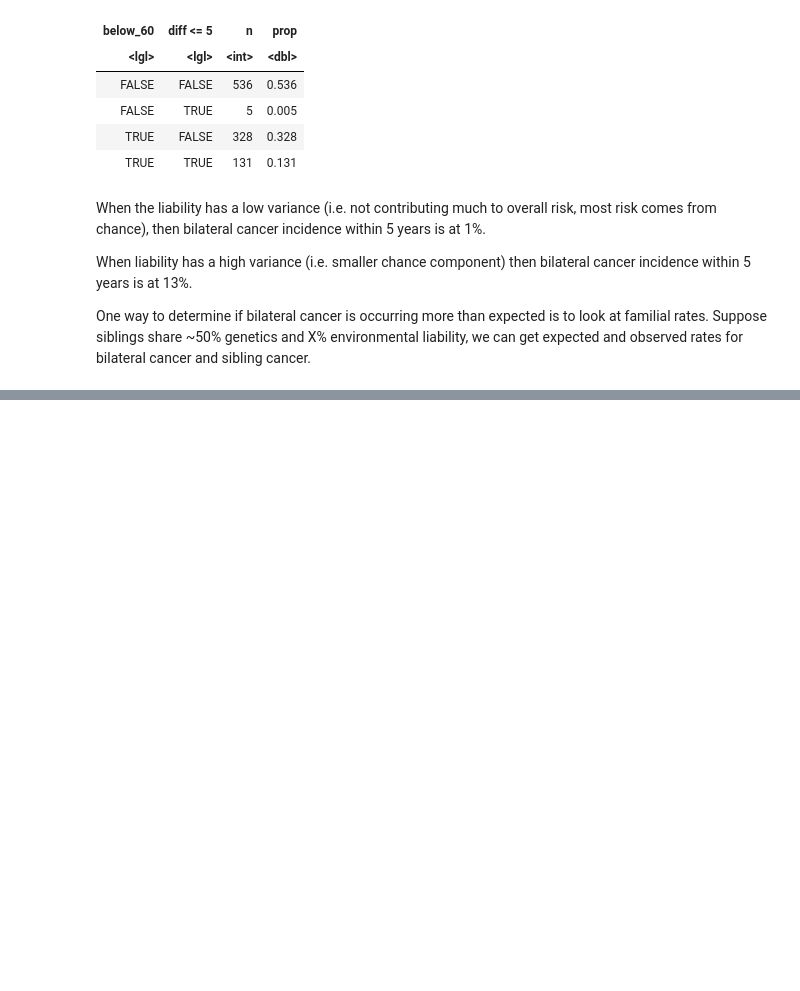
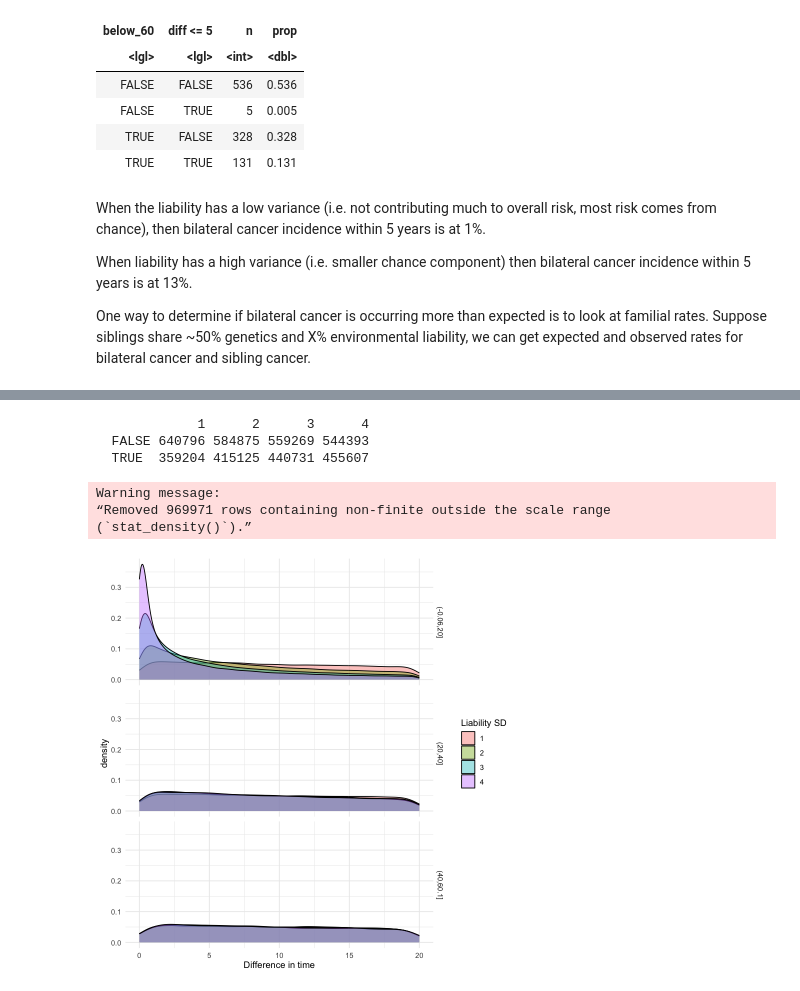
Before and after one commit to explodecomputer/lab-book, a Jupyter notebook: posts/2026-03-18-bilateral-cancer/sim.ipynb, the cells around one changed output, grey strips where cells are left out. Drawn from its saved outputs; the diff is of its cells as text; code cells hidden in the pictures; blank space fills up the shorter version.

```diff
--- a/posts/2026-03-18-bilateral-cancer/sim.ipynb
+++ b/posts/2026-03-18-bilateral-cancer/sim.ipynb
@@ -152,3 +146,18 @@ When the liability has a low variance (i.e. not contributing much to overall ris
 When liability has a high variance (i.e. smaller chance component) then bilateral cancer incidence within 5 years is at 13%.
 
 One way to determine if bilateral cancer is occurring more than expected is to look at familial rates. Suppose siblings share ~50% genetics and X% environmental liability, we can get expected and observed rates for bilateral cancer and sibling cancer.
+# %%
+n <- 1000000
+cd <- lapply(1:4, function(i) {
+    liability <- rnorm(n, mean = 0, sd = i)
+    cancer_data1 <- tibble(
+        person_id = 1:n,
+        liability = liability,
+        age_at_cancer1 = simulate_time_to_event(liability, baseline_rate = 0.003, shape = 1),
+        age_at_cancer2 = simulate_time_to_event(liability, baseline_rate = 0.003, shape = 1),
+        diff = abs(age_at_cancer1 - age_at_cancer2),
+        below_60 = age_at_cancer1 < 60 | age_at_cancer2 < 60
+    ) %>% mutate(sd = i)
+}) %>% bind_rows()
+
+str(cd)
@@ -154,0 +173,18 @@ One way to determine if bilateral cancer is occurring more than expected is to l
+# %%
+table(cd$below_60, cd$sd)
+# %% [output]
+             1      2      3      4
+  FALSE 640796 584875 559269 544393
+  TRUE  359204 415125 440731 455607
+# %%
+ggplot(cd %>% filter(below_60) %>% mutate(age_first = pmin(age_at_cancer1, age_at_cancer2), age_first_cut = cut(age_first, breaks=3)), aes(x = diff, fill = factor(sd))) +
+    geom_density(alpha = 0.4) +
+    labs(x = "Difference in time", fill = "Liability SD") +
+    xlim(0, 20) +
+    facet_grid(age_first_cut ~ .) +
+    theme_minimal()
+# %% [output]
+Warning message:
+“Removed 969971 rows containing non-finite outside the scale range
+(`stat_density()`).”
+[figure, added]
```
Also changed, not shown: parts of 2 cells of this notebook, 2 other files.
